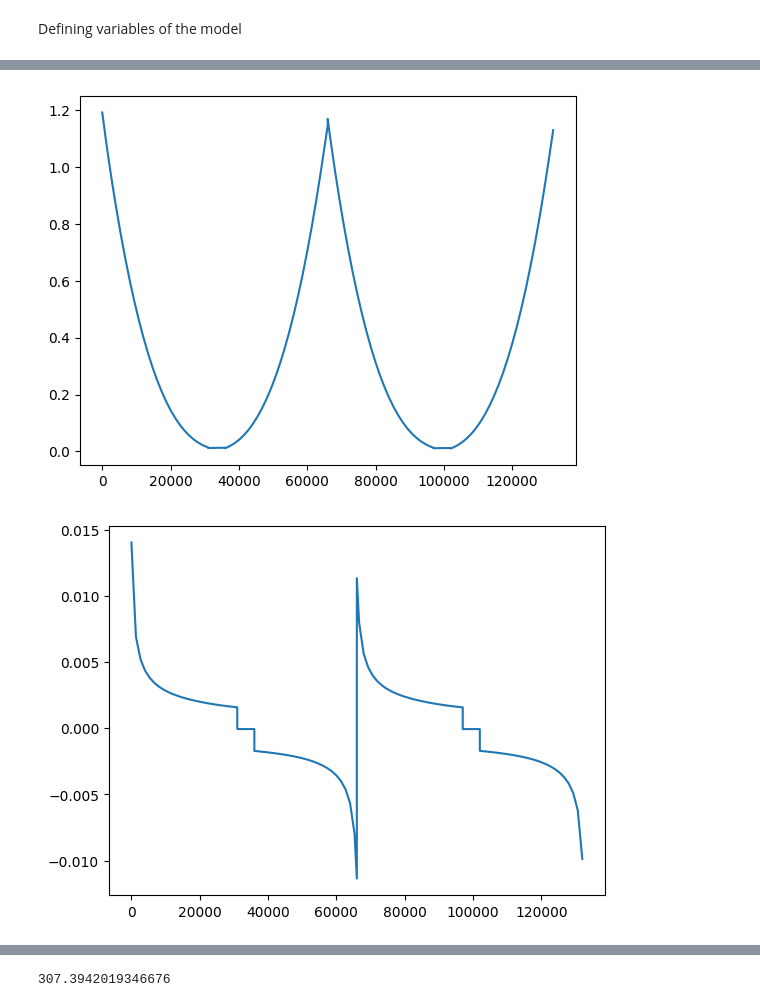
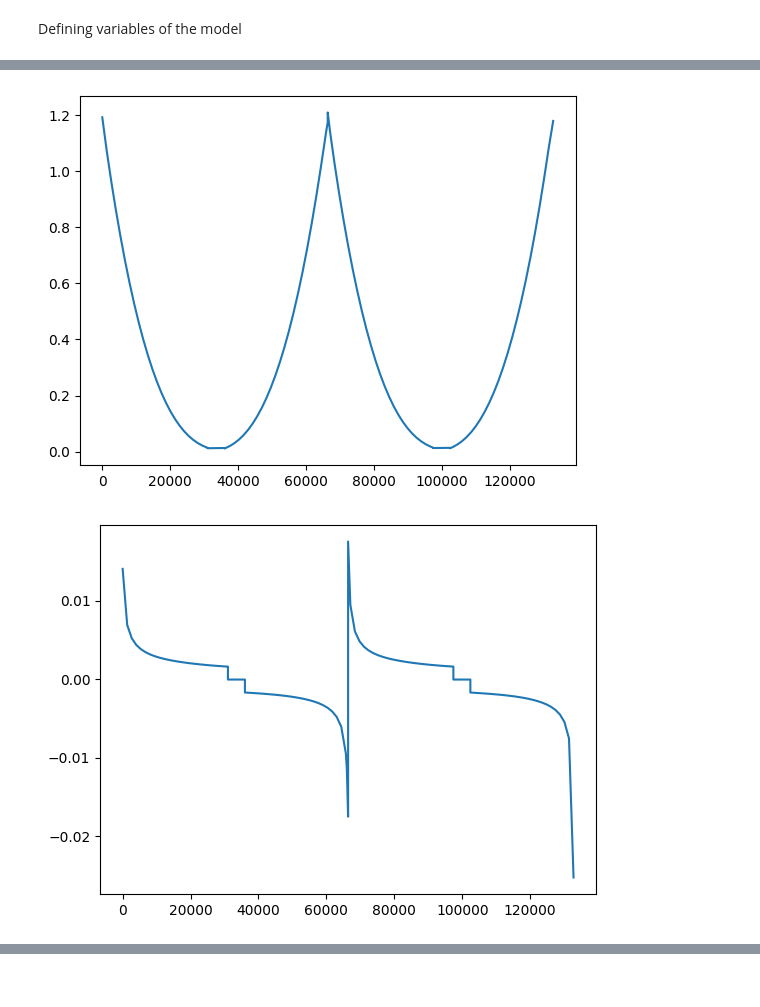
Before and after one commit to brosaplanella/formation, a Jupyter notebook: Lars_von2020.ipynb, the cells around one changed output, grey strips where cells are left out. Drawn from its saved outputs; the diff is of its cells as text; code cells hidden in the pictures.

```diff
--- a/Lars_von2020.ipynb
+++ b/Lars_von2020.ipynb
@@ -145,7 +146,7 @@ def J_total(t):
 
 t_ch = 31000   # [s]
 t_rest = 5000  # [s]
-t_dch = 66000  # [s]
+t_dch = 1.98*t_ch + t_rest  # [s]
 t_end = 2*t_dch
 # sum_t = t_ch
 # nums_t = [t_ch]
@@ -229,9 +230,9 @@ model.algebraic = {
 
 dcsdt = - A_cb*J_int/F
 dL_SEIdt = - v_SEI * J_SEI / F
+dQdt = - J_int * A_cb_m
 
-
-model.rhs = {cs: dcsdt, L_SEI: dL_SEIdt}
+model.rhs = {cs: dcsdt, L_SEI: dL_SEIdt, Q: dQdt}
 # %%
 
 model.events.append(
@@ -257,21 +258,22 @@ model.events.append(
 model.events.append(
     pybamm.Event(
         "discontinuity",
-        pybamm.Scalar(97000),
+        pybamm.Scalar(97380),
         event_type=pybamm.EventType.DISCONTINUITY))
 
 
 model.events.append(
     pybamm.Event(
         "discontinuity",
-        pybamm.Scalar(102000),
+        pybamm.Scalar(102380),
         event_type=pybamm.EventType.DISCONTINUITY))
 
 model.events.append(
     pybamm.Event(
         "discontinuity",
-        pybamm.Scalar(163000),
+        pybamm.Scalar(132901),
         event_type=pybamm.EventType.DISCONTINUITY))
+
 
 model.variables = {
     "concentration [mol.m-3]": cs,
@@ -285,7 +287,11 @@ model.variables = {
     "J_SEI": J_SEI,
     "eta_int": eta_int,
     "J_int": J_int,
-    # "Capcity": pybamm.Sign(J_total(pybamm.t)) * (J_int*A_cb_m*pybamm.t*0.000277778)/(0.001),
+    "capacity [A.h]": Q/3600/0.001,
+    "Q1 [A.h]": pybamm.NotEqualHeaviside(J_int, 0) * Q/3600/0.001,
+    "Q2 [A.h]": pybamm.NotEqualHeaviside(-J_int, 0) * Q/3600/0.001,
+    # "Ic": -pybamm.NotEqualHeaviside(J_int, 0) * A_cb_m*pybamm.Integral(J_int, pybamm.t)
+    # "Capcity": -pybamm.EqualHeaviside(J_total(pybamm.t), 0) * (J_int*A_cb_m*pybamm.t*0.000277778)/(0.001),
     # "Capcity": (J_int*A_cb_m*pybamm.t/U0(cs/cs_max)*0.000277778),
 
 }
@@ -296,7 +302,8 @@ model.initial_conditions = {
     cs: cs_0,
     L_SEI: L_SEI_0,
     # eta_int: U0(cs_0/cs_max)
-    J_int: J_total(0)
+    J_int: J_total(0),
+    Q: 0
 }
 # %%
 params.process_model(model)
@@ -340,12 +347,15 @@ plt.plot(tt, eta_int)
 plt.show()
 
 
-# Capcity = solution["Capcity"].entries
-# plt.scatter(Capcity, vv)
+Q1 = solution["Q1 [A.h]"].entries
+# plt.plot(tt, Q1, "o")
 # plt.show()
 
-# plt.plot(tt, Jint)
+# Capcity = solution["Capcity"].entries
+# plt.plot(Q1, vv, "o")
 # plt.show()
+
+Q2 = solution["Q2 [A.h]"].entries
 
 
 # # L_mig = solution["L_mig"].entries
@@ -364,7 +374,7 @@ plt.show()
 # plt.scatter(tt, J_int*62)
 # plt.show()
 
-c[-1]
+
 # kk = solution["kk"].entries
 # plt.plot(tt, kk)
 # plt.show()
@@ -374,2 +384,2 @@ c[-1]
-[figure, old version]
+[figure, new version]
-[figure, old version]
+[figure, new version]
@@ -377 +385,0 @@ c[-1]
-307.3942019346676
```
Also changed, not shown: parts of 3 cells of this notebook.
